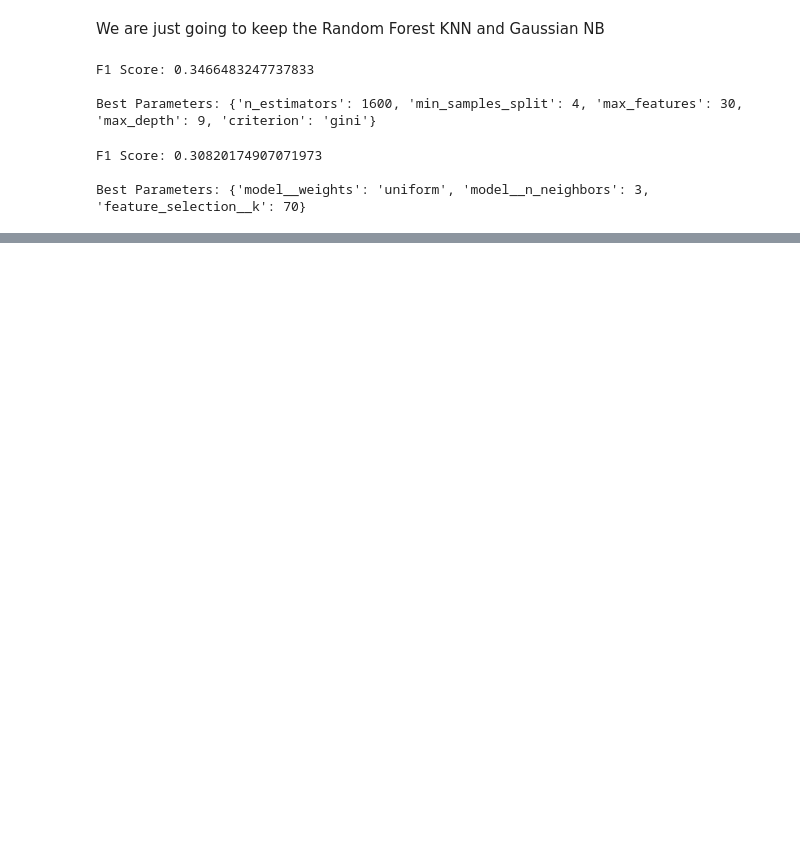
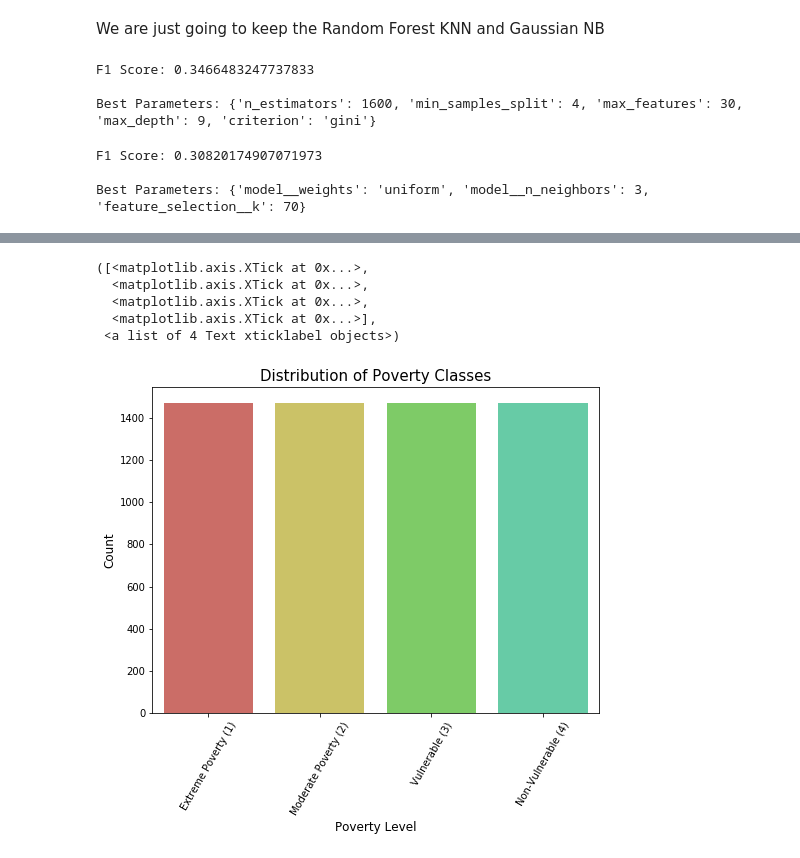
Before and after one commit to ngriffiths13/Applied_Machine_Learning_Classwork, a Jupyter notebook: Homeworks/HW4/Homework 4 - Costa Rica Poverty Classification.ipynb, the cells around one changed output, grey strips where cells are left out. Cells and saved outputs as stored; diff of their text form; code cells hidden in the pictures; blank space fills up the shorter version.

```diff
--- a/Homeworks/HW3/Homework 4 - Costa Rica Poverty Classification.ipynb
+++ b/Homeworks/HW4/Homework 4 - Costa Rica Poverty Classification.ipynb
@@ -417,0 +423,19 @@ plot_confusion_matrix(y_test, gnb_pred)
+# %%
+ros = RandomOverSampler(random_state=0)
+x_resampled, y_resampled = ros.fit_resample(x_train, y_train)
+# %%
+f, ax = plt.subplots(figsize=(8, 6))
+sns.countplot(y_resampled)
+plt.title('Distribution of Poverty Classes', fontsize=15)
+plt.xlabel('Poverty Level', fontsize=12)
+plt.ylabel('Count', fontsize=12)
+plt.xticks([0, 1, 2, 3],
+           ['Extreme Poverty (1)', 'Moderate Poverty (2)', 'Vulnerable (3)', 'Non-Vulnerable (4)'],
+          rotation = 60)
+# %% [output]
+([<matplotlib.axis.XTick at 0x...>,
+  <matplotlib.axis.XTick at 0x...>,
+  <matplotlib.axis.XTick at 0x...>,
+  <matplotlib.axis.XTick at 0x...>],
+ <a list of 4 Text xticklabel objects>)
+[figure, added]
```
Also changed, not shown: parts of 15 cells of this notebook, 5 other files.
